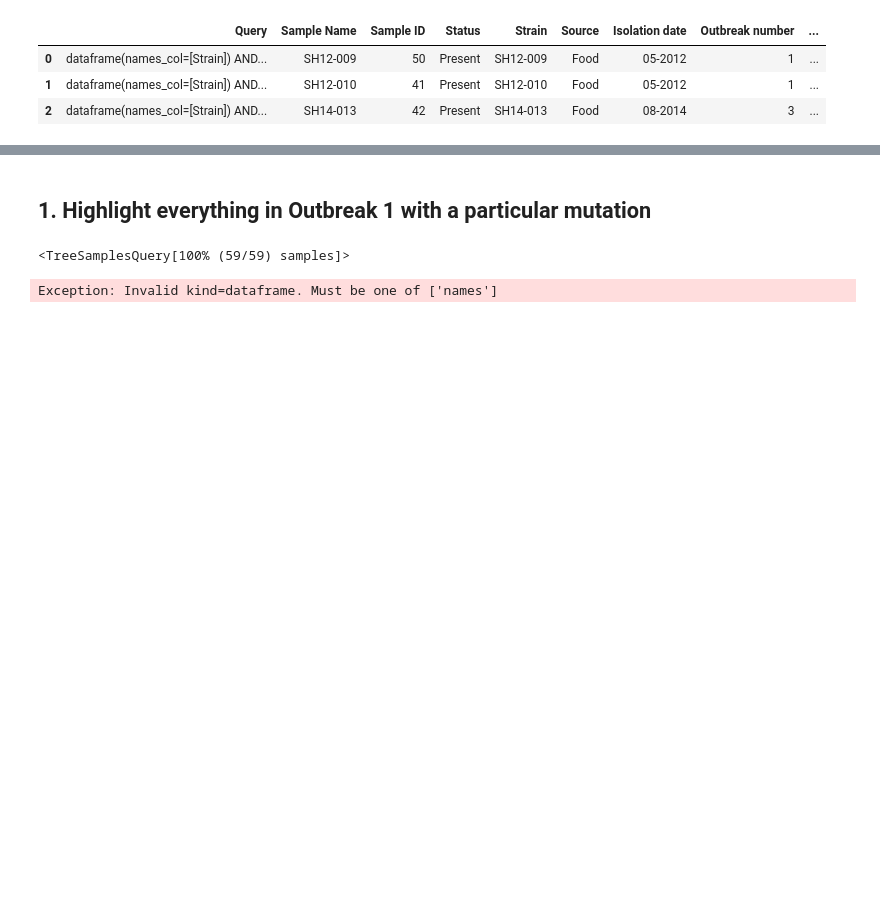
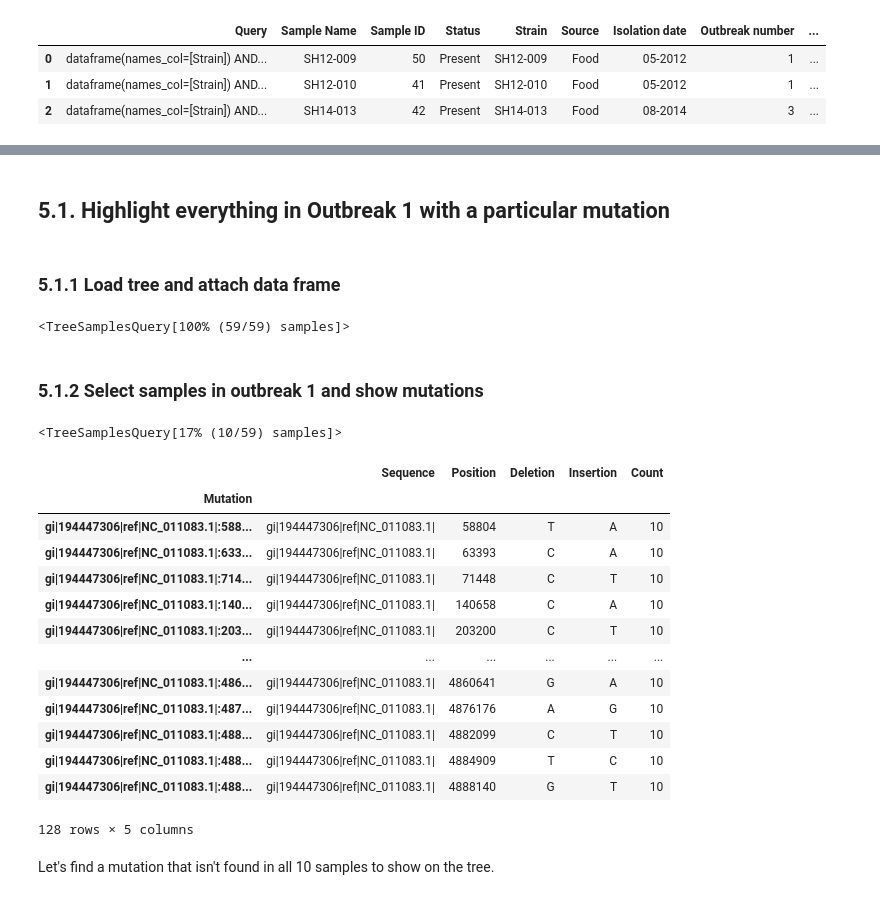
Before and after one commit to apetkau/genomics-data-index, a Jupyter notebook: docs/tutorial/tutorial-1-salmonella.ipynb, the cells around one changed output, grey strips where cells are left out. Cells and saved outputs as stored; diff of their text form; code cells hidden in the pictures; blank space fills up the shorter version.

```diff
--- a/docs/tutorial/tutorial-1-salmonella.ipynb
+++ b/docs/tutorial/tutorial-1-salmonella.ipynb
@@ -344,5 +359,7 @@ q.isin(metadata_df['Source'] == 'Food', kind='dataframe').toframe().head(3)
 
 So far we've seen connecting to an index (project), querying by mutations and by relationships in a tree, as well as attaching external metadata. We can put this all together and do some basic visualiations of our selections on the tree (using the `ete3` toolkit).
 # %% [markdown]
-## 1. Highlight everything in Outbreak 1 with a particular mutation
+## 5.1. Highlight everything in Outbreak 1 with a particular mutation
+# %% [markdown]
+### 5.1.1 Load tree and attach data frame
 # %%
@@ -352,8 +368,29 @@ q = db.samples_query(universe='mutations', reference_name='S_HeidelbergSL476')\
 q
 # %% [output]
 <TreeSamplesQuery[100% (59/59) samples]>
+# %% [markdown]
+### 5.1.2 Select samples in outbreak 1 and show mutations
 # %%
-# Select samples in Outbreak 1 and show all possible mutations
-q.isa('1', isa_column='Outbreak number', kind='dataframe')
+q_o1 = q.isa('1', isa_column='Outbreak number', kind='dataframe')
+q_o1
 # %% [output]
-Exception: Invalid kind=dataframe. Must be one of ['names']
+<TreeSamplesQuery[17% (10/59) samples]>
+# %%
+q_o1.summary_features()
+# %% [output]
+|  | Sequence | Position | Deletion | Insertion | Count |
+| Mutation |  |  |  |  |  |
+| gi|194447306|ref|NC_011083.1|:588... | gi|194447306|ref|NC_011083.1| | 58804 | T | A | 10 |
+| gi|194447306|ref|NC_011083.1|:633... | gi|194447306|ref|NC_011083.1| | 63393 | C | A | 10 |
+| gi|194447306|ref|NC_011083.1|:714... | gi|194447306|ref|NC_011083.1| | 71448 | C | T | 10 |
+| gi|194447306|ref|NC_011083.1|:140... | gi|194447306|ref|NC_011083.1| | 140658 | C | A | 10 |
+| gi|194447306|ref|NC_011083.1|:203... | gi|194447306|ref|NC_011083.1| | 203200 | C | T | 10 |
+| ... | ... | ... | ... | ... | ... |
+| gi|194447306|ref|NC_011083.1|:486... | gi|194447306|ref|NC_011083.1| | 4860641 | G | A | 10 |
+| gi|194447306|ref|NC_011083.1|:487... | gi|194447306|ref|NC_011083.1| | 4876176 | A | G | 10 |
+| gi|194447306|ref|NC_011083.1|:488... | gi|194447306|ref|NC_011083.1| | 4882099 | C | T | 10 |
+| gi|194447306|ref|NC_011083.1|:488... | gi|194447306|ref|NC_011083.1| | 4884909 | T | C | 10 |
+| gi|194447306|ref|NC_011083.1|:488... | gi|194447306|ref|NC_011083.1| | 4888140 | G | T | 10 |
+128 rows × 5 columns
+# %% [markdown]
+Let's find a mutation that isn't found in all 10 samples to show on the tree.
```
Also changed, not shown: parts of 37 cells of this notebook, 2 other files.
